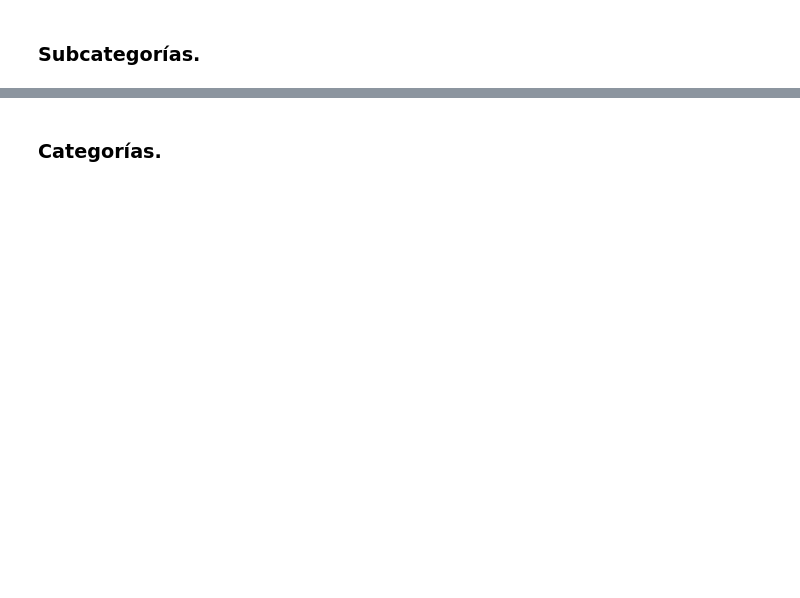
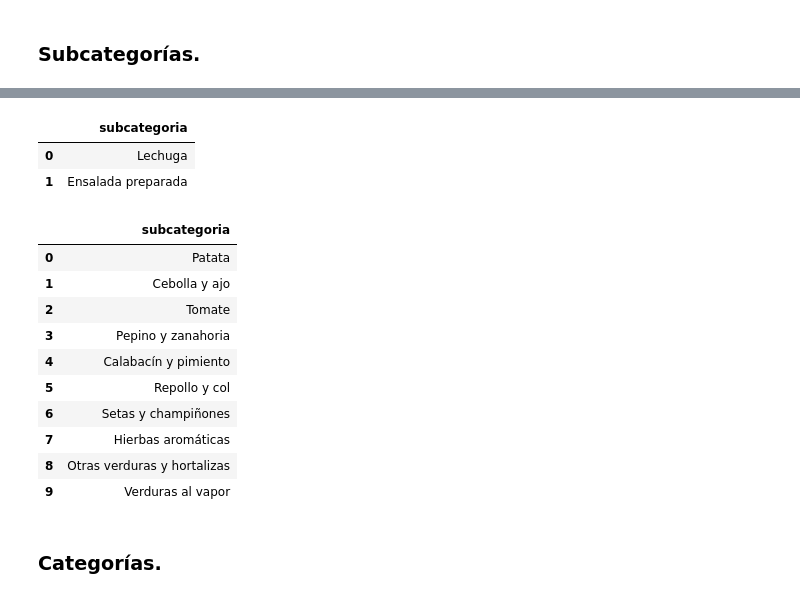
Before and after one commit to dapafer/ETL-process, a Jupyter notebook: src/mercadona_data_scraping.ipynb, the cells around one changed output, grey strips where cells are left out. Saved outputs shown, nothing was run; the diff lists cells and outputs as text; code cells hidden in the pictures; blank space fills up the shorter version.

```diff
--- a/src/mercadona_data_scraping.ipynb
+++ b/src/mercadona_data_scraping.ipynb
@@ -279 +335,27 @@ subcat_df
+# %%
+# crear una tabla con la lista "sub_ensalada"
+sub_ensalada_df = pd.DataFrame(sub_ensalada, columns=['subcategoria'])
+
+sub_ensalada_df
+# %% [output]
+|  | subcategoria |
+| 0 | Lechuga |
+| 1 | Ensalada preparada |
+# %%
+# crear una tabla con la lista "sub_verdura"
+sub_verdura_df = pd.DataFrame(sub_verdura, columns=['subcategoria'])
+
+sub_verdura_df
+# %% [output]
+|  | subcategoria |
+| 0 | Patata |
+| 1 | Cebolla y ajo |
+| 2 | Tomate |
+| 3 | Pepino y zanahoria |
+| 4 | Calabacín y pimiento |
+| 5 | Repollo y col |
+| 6 | Setas y champiñones |
+| 7 | Hierbas aromáticas |
+| 8 | Otras verduras y hortalizas |
+| 9 | Verduras al vapor |
 # %%
```
Also changed, not shown: parts of 9 cells of this notebook, 1 other file.
